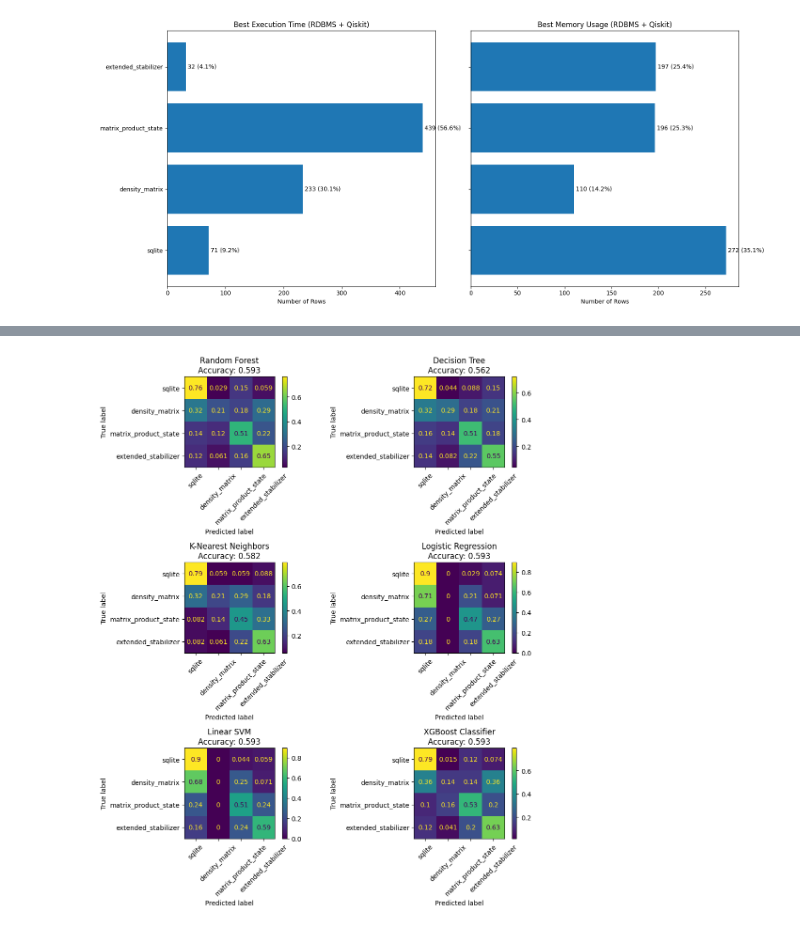
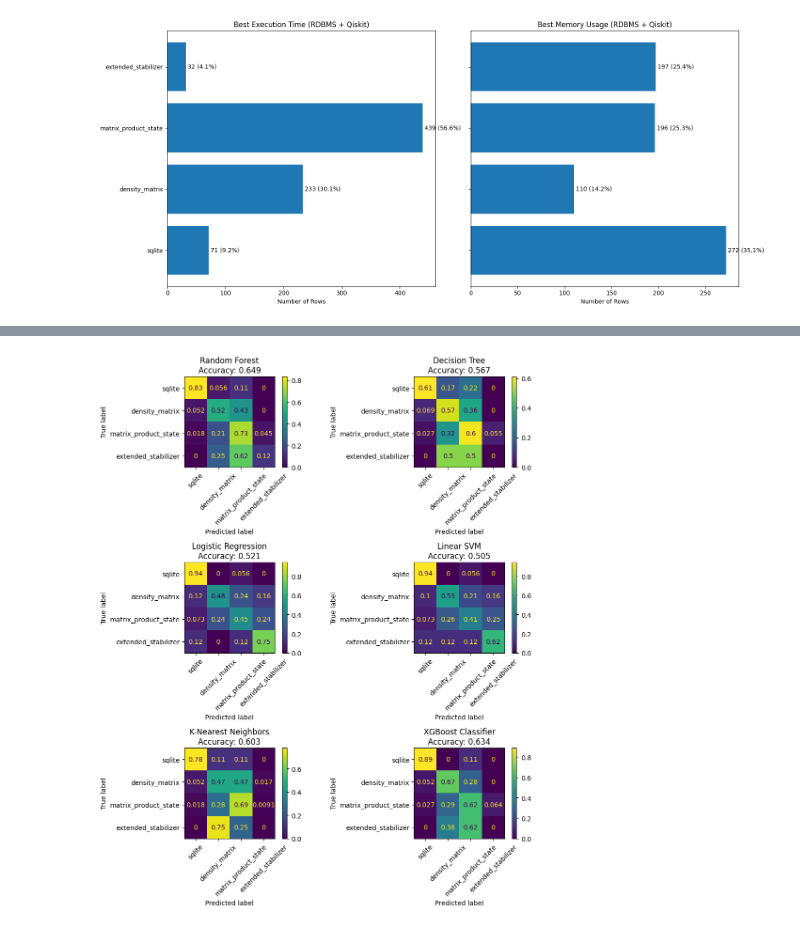
Before and after one commit to InfiniData-Lab/InferQ, a Jupyter notebook: analysis/rdbms.ipynb, the cells around one changed output, grey strips where cells are left out. Saved outputs shown, nothing was run; the diff lists cells and outputs as text; code cells hidden in the pictures.

Commit message:
RDBMS vs Qiskit

```diff
--- a/analysis/rdbms.ipynb
+++ b/analysis/rdbms.ipynb
@@ -262,6 +262,7 @@ from sklearn.model_selection import train_test_split
 from sklearn.preprocessing import StandardScaler, LabelEncoder
 from sklearn.pipeline import Pipeline
 from sklearn.metrics import accuracy_score
+from sklearn.utils.class_weight import compute_class_weight
 
 from sklearn.ensemble import RandomForestClassifier
 from sklearn.linear_model import LogisticRegression
@@ -271,14 +272,13 @@ from sklearn.svm import SVC
 from xgboost import XGBClassifier
 
 from utils import PlotConfusionReports
+import numpy as np
 
 # -------------------------------------------------
 # 1. Build X and y
 # -------------------------------------------------
 X = df_with_qiskit[FEATURES]
-# y = df_with_qiskit["best_time_method"]   # string labels
-y = df_with_qiskit["best_mem_method"]   # string labels
-
+y = df_with_qiskit["best_time_method"]   # string labels
 
 X_train, X_test, y_train, y_test = train_test_split(
     X, y,
@@ -286,44 +286,84 @@ X_train, X_test, y_train, y_test = train_test_split(
     random_state=42,
     stratify=y
 )
-print(f"Train size: {len(X_train)}, Test size: {len(X_test)}")
 
-# Label encoder (shared, but only used where needed)
+# -------------------------------------------------
+# 2. Label encoding (for XGBoost only)
+# -------------------------------------------------
 label_encoder = LabelEncoder()
 y_train_enc = label_encoder.fit_transform(y_train)
 y_test_enc  = label_encoder.transform(y_test)
 
 # -------------------------------------------------
-# 2. Define models
+# 3. Class weights (numeric + string)
+# -------------------------------------------------
+classes = np.unique(y_train)
+class_weights = dict(
+    zip(
+        classes,
+        compute_class_weight(
+            class_weight="balanced",
+            classes=classes,
+            y=y_train
+        )
+    )
+)
+
+# numeric version for XGBoost
+classes_enc = np.unique(y_train_enc)
+class_weights_enc = dict(
+    zip(
+        classes_enc,
+        compute_class_weight(
+            class_weight="balanced",
+            classes=classes_enc,
+            y=y_train_enc
+        )
+    )
+)
+
+# per-sample weights for XGBoost
+sample_weights_xgb = np.array([class_weights_enc[c] for c in y_train_enc])
+
+# -------------------------------------------------
+# 4. Define models (balanced where supported)
 # -------------------------------------------------
 models = {
-    # ---- Native string support ----
     "Random Forest": RandomForestClassifier(
         n_estimators=300,
         random_state=42,
-        n_jobs=-1
+        n_jobs=-1,
+        class_weight="balanced"
     ),
 
     "Decision Tree": DecisionTreeClassifier(
-        random_state=42
+        random_state=42,
+        class_weight="balanced"
     ),
 
+    "Logistic Regression": Pipeline([
+        ("scaler", StandardScaler()),
+        ("clf", LogisticRegression(
+            max_iter=2000,
+            class_weight="balanced"
+        ))
+    ]),
+
+    "Linear SVM": Pipeline([
+        ("scaler", StandardScaler()),
+        ("clf", SVC(
+            kernel="linear",
+            class_weight="balanced"
+        ))
+    ]),
+
+    # KNN does NOT support class_weight
     "K-Nearest Neighbors": Pipeline([
         ("scaler", StandardScaler()),
         ("clf", KNeighborsClassifier(n_neighbors=7))
     ]),
 
-    "Logistic Regression": Pipeline([
-        ("scaler", StandardScaler()),
-        ("clf", LogisticRegression(max_iter=2000))
-    ]),
-
-    "Linear SVM": Pipeline([
-        ("scaler", StandardScaler()),
-        ("clf", SVC(kernel="linear"))
-    ]),
-
-    # ---- Requires numeric labels ----
+    # XGBoost: use sample_weight
     "XGBoost Classifier": XGBClassifier(
         n_estimators=300,
         max_depth=6,
@@ -338,15 +378,18 @@ models = {
 }
 
 # -------------------------------------------------
-# 3. Train + predict
+# 5. Train + predict
 # -------------------------------------------------
 model_to_y_pred = {}
 
 for name, model in models.items():
 
     if name == "XGBoost Classifier":
-        # numeric labels only for XGBoost
-        model.fit(X_train, y_train_enc)
+        model.fit(
+            X_train,
+            y_train_enc,
+            sample_weight=sample_weights_xgb
+        )
         y_pred_enc = model.predict(X_test)
         y_pred = label_encoder.inverse_transform(y_pred_enc)
 
@@ -359,7 +402,8 @@ for name, model in models.items():
     print(f"{name:20s} accuracy = {acc:.3f}")
 
 # -------------------------------------------------
-# 4. Plot confusion matrices
+# 6. Confusion matrices
 # -------------------------------------------------
-PlotConfusionReports(y_test, model_to_y_pred, ALL_METHODS)
+# PlotConfusionReports(y_test, model_to_y_pred, METHODS)
+PlotConfusionReports(y_test, model_to_y_pred, ALL_METHODS) # with qiskit
 # %% [output]
@@ -373 +416 @@ XGBoost Classifier   accuracy = 0.593
-[figure, old version]
+[figure, new version]
```
Also changed, not shown: parts of 3 cells of this notebook, 2 other files.
